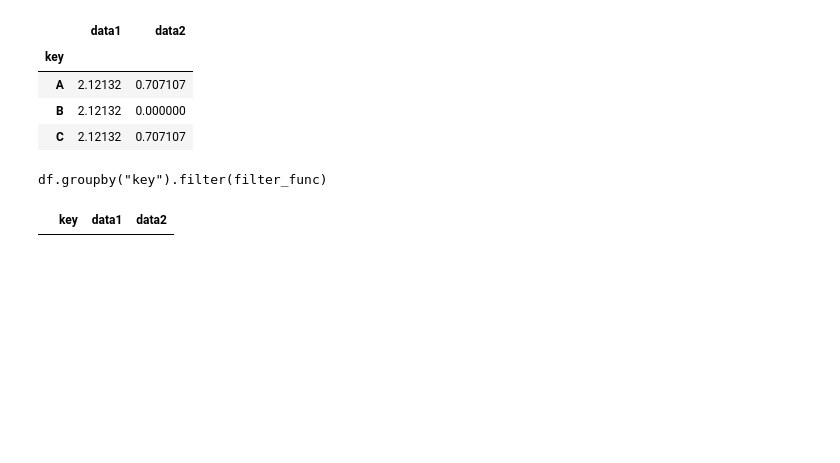
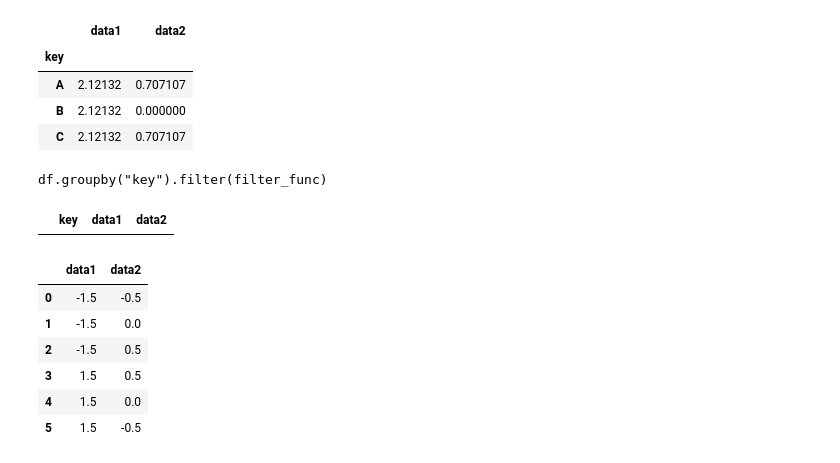
Before and after one commit to Venux09/Data_science_handbook_study, a Jupyter notebook: pandas-data_science_handbook/pandas_10.ipynb, the cells around one changed output. Cells and saved outputs as stored; diff of their text form; code cells hidden in the pictures; blank space fills up the shorter version.

```diff
--- a/pandas-data_science_handbook/pandas_10.ipynb
+++ b/pandas-data_science_handbook/pandas_10.ipynb
@@ -317,0 +321,14 @@ df.groupby("key").filter(filter_func)
+# %%
+#transforming
+def center(x):
+    return x - x.mean()
+
+df.groupby('key').transform(center)
+# %% [output]
+|  | data1 | data2 |
+| 0 | -1.5 | -0.5 |
+| 1 | -1.5 | 0.0 |
+| 2 | -1.5 | 0.5 |
+| 3 | 1.5 | 0.5 |
+| 4 | 1.5 | 0.0 |
+| 5 | 1.5 | -0.5 |
```
Also changed, not shown: parts of 4 cells of this notebook.
